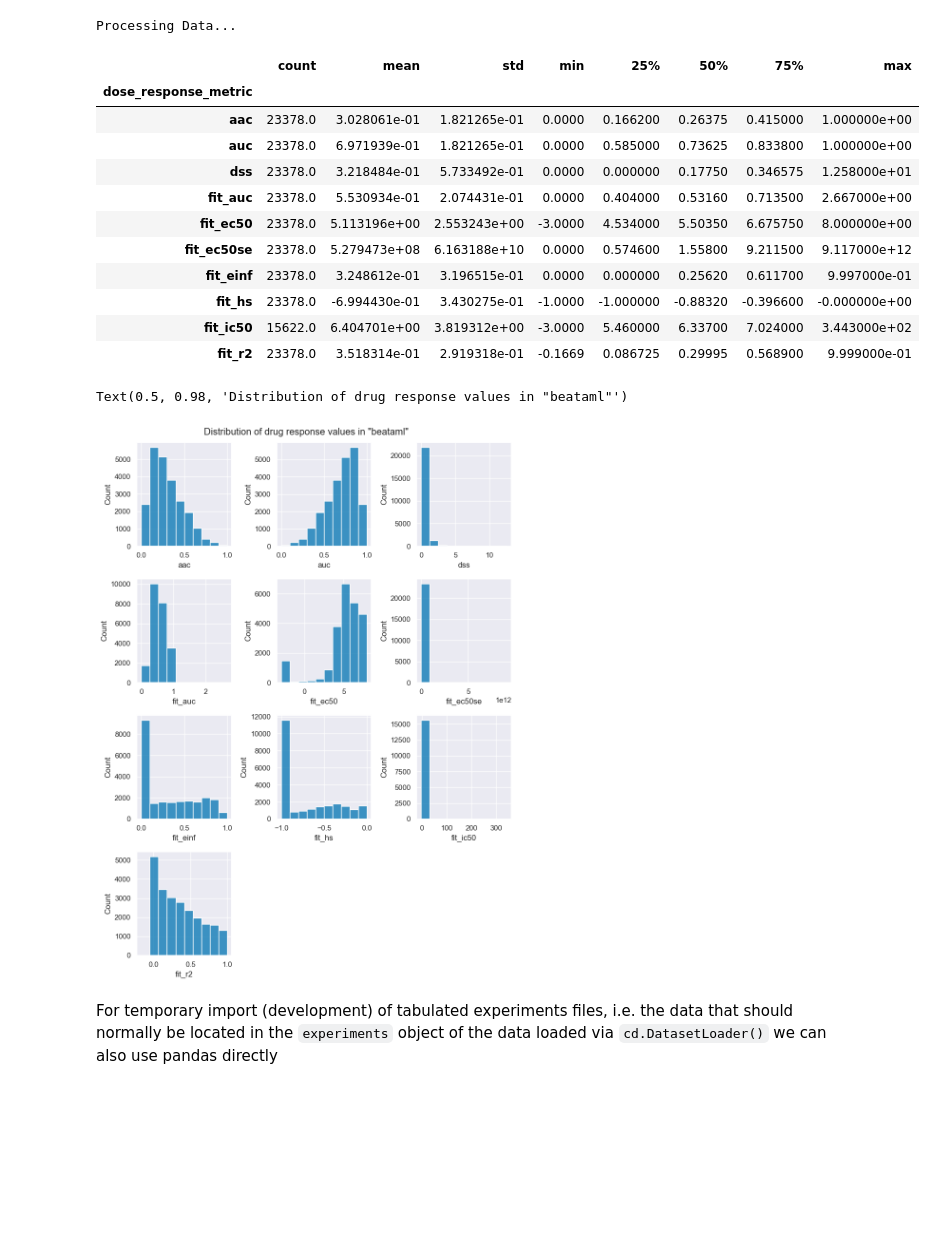
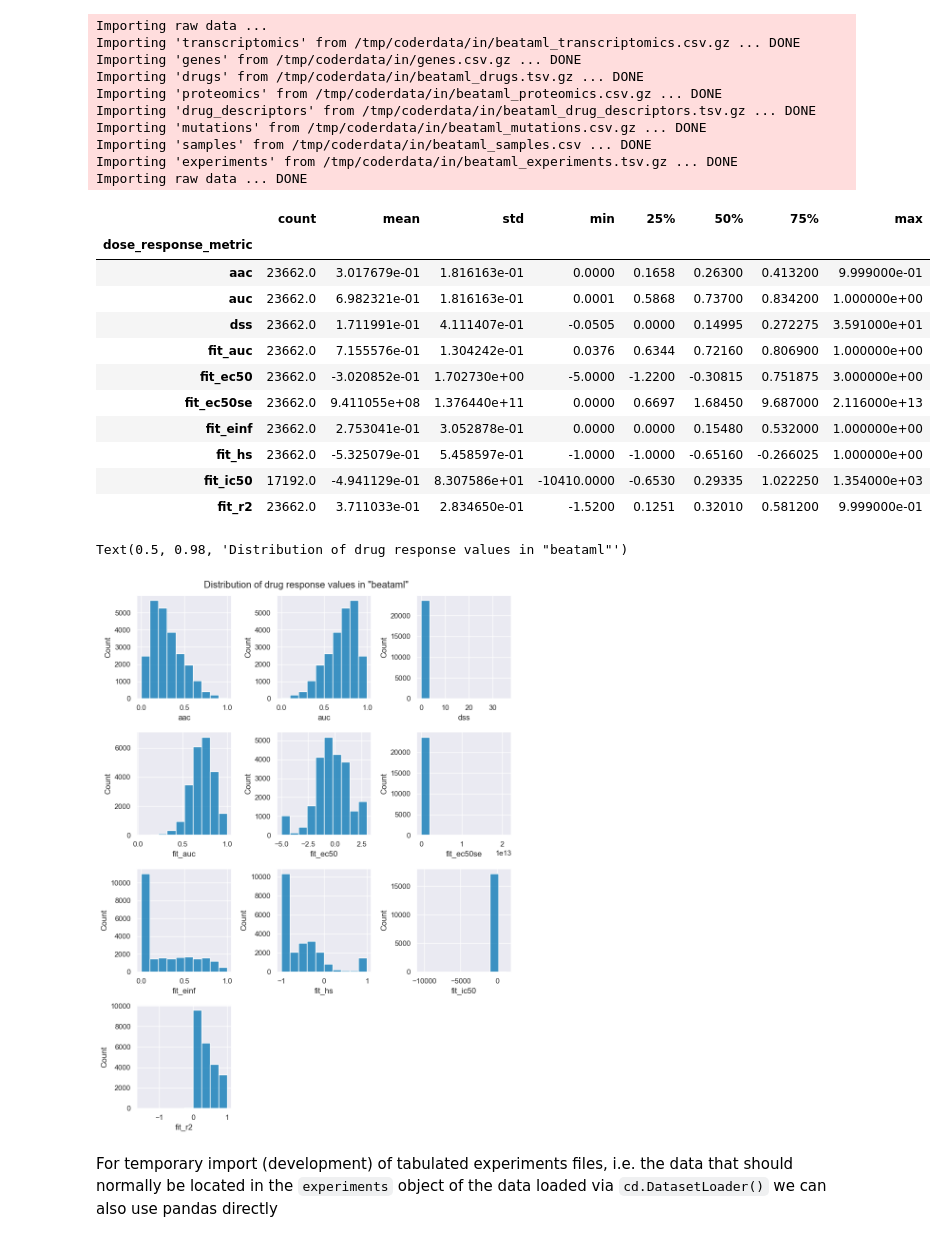
Before and after one commit to PNNL-CompBio/coderdata, a Jupyter notebook: notebooks/dataset_statistics.ipynb, the cells around one changed output. Drawn from its saved outputs; the diff is of its cells as text; code cells hidden in the pictures; blank space fills up the shorter version.

```diff
--- a/notebooks/dataset_statistics.ipynb
+++ b/notebooks/dataset_statistics.ipynb
@@ -18,4 +18,4 @@ import pandas as pd
 os.makedirs('/tmp/coderdata', exist_ok=True)
 os.chdir('/tmp/coderdata')
 # %%
-dataset_prefix = 'beataml'
+dataset_name = 'beataml'
@@ -24,21 +22,31 @@ dataset_prefix = 'beataml'
 # %%
-data = cd.DatasetLoader(dataset_prefix)
+
+data = cd.load(name=dataset_name,local_path='/tmp/coderdata/in')
 summary_stats = summarize_response_metric(data=data)
 summary_stats
 # %% [output]
-Processing Data...
+Importing raw data ...
+Importing 'transcriptomics' from /tmp/coderdata/in/beataml_transcriptomics.csv.gz ... DONE
+Importing 'genes' from /tmp/coderdata/in/genes.csv.gz ... DONE
+Importing 'drugs' from /tmp/coderdata/in/beataml_drugs.tsv.gz ... DONE
+Importing 'proteomics' from /tmp/coderdata/in/beataml_proteomics.csv.gz ... DONE
+Importing 'drug_descriptors' from /tmp/coderdata/in/beataml_drug_descriptors.tsv.gz ... DONE
+Importing 'mutations' from /tmp/coderdata/in/beataml_mutations.csv.gz ... DONE
+Importing 'samples' from /tmp/coderdata/in/beataml_samples.csv ... DONE
+Importing 'experiments' from /tmp/coderdata/in/beataml_experiments.tsv.gz ... DONE
+Importing raw data ... DONE
 |  | count | mean | std | min | 25% | 50% | 75% | max |
 | dose_response_metric |  |  |  |  |  |  |  |  |
-| aac | 23378.0 | 3.028061e-01 | 1.821265e-01 | 0.0000 | 0.166200 | 0.26375 | 0.415000 | 1.000000e+00 |
-| auc | 23378.0 | 6.971939e-01 | 1.821265e-01 | 0.0000 | 0.585000 | 0.73625 | 0.833800 | 1.000000e+00 |
-| dss | 23378.0 | 3.218484e-01 | 5.733492e-01 | 0.0000 | 0.000000 | 0.17750 | 0.346575 | 1.258000e+01 |
-| fit_auc | 23378.0 | 5.530934e-01 | 2.074431e-01 | 0.0000 | 0.404000 | 0.53160 | 0.713500 | 2.667000e+00 |
-| fit_ec50 | 23378.0 | 5.113196e+00 | 2.553243e+00 | -3.0000 | 4.534000 | 5.50350 | 6.675750 | 8.000000e+00 |
-| fit_ec50se | 23378.0 | 5.279473e+08 | 6.163188e+10 | 0.0000 | 0.574600 | 1.55800 | 9.211500 | 9.117000e+12 |
-| fit_einf | 23378.0 | 3.248612e-01 | 3.196515e-01 | 0.0000 | 0.000000 | 0.25620 | 0.611700 | 9.997000e-01 |
-| fit_hs | 23378.0 | -6.994430e-01 | 3.430275e-01 | -1.0000 | -1.000000 | -0.88320 | -0.396600 | -0.000000e+00 |
-| fit_ic50 | 15622.0 | 6.404701e+00 | 3.819312e+00 | -3.0000 | 5.460000 | 6.33700 | 7.024000 | 3.443000e+02 |
-| fit_r2 | 23378.0 | 3.518314e-01 | 2.919318e-01 | -0.1669 | 0.086725 | 0.29995 | 0.568900 | 9.999000e-01 |
+| aac | 23662.0 | 3.017679e-01 | 1.816163e-01 | 0.0000 | 0.1658 | 0.26300 | 0.413200 | 9.999000e-01 |
+| auc | 23662.0 | 6.982321e-01 | 1.816163e-01 | 0.0001 | 0.5868 | 0.73700 | 0.834200 | 1.000000e+00 |
+| dss | 23662.0 | 1.711991e-01 | 4.111407e-01 | -0.0505 | 0.0000 | 0.14995 | 0.272275 | 3.591000e+01 |
+| fit_auc | 23662.0 | 7.155576e-01 | 1.304242e-01 | 0.0376 | 0.6344 | 0.72160 | 0.806900 | 1.000000e+00 |
+| fit_ec50 | 23662.0 | -3.020852e-01 | 1.702730e+00 | -5.0000 | -1.2200 | -0.30815 | 0.751875 | 3.000000e+00 |
+| fit_ec50se | 23662.0 | 9.411055e+08 | 1.376440e+11 | 0.0000 | 0.6697 | 1.68450 | 9.687000 | 2.116000e+13 |
+| fit_einf | 23662.0 | 2.753041e-01 | 3.052878e-01 | 0.0000 | 0.0000 | 0.15480 | 0.532000 | 1.000000e+00 |
+| fit_hs | 23662.0 | -5.325079e-01 | 5.458597e-01 | -1.0000 | -1.0000 | -0.65160 | -0.266025 | 1.000000e+00 |
+| fit_ic50 | 17192.0 | -4.941129e-01 | 8.307586e+01 | -10410.0000 | -0.6530 | 0.29335 | 1.022250 | 1.354000e+03 |
+| fit_r2 | 23662.0 | 3.711033e-01 | 2.834650e-01 | -1.5200 | 0.1251 | 0.32010 | 0.581200 | 9.999000e-01 |
 # %%
 metrics = summary_stats.index.values
 # %%
@@ -57,13 +65,13 @@ for i in range(0, nrow):
         k += 1
 
 fig.set_layout_engine('tight')
-fig.suptitle(f'Distribution of drug response values in "{dataset_prefix}"')
+fig.suptitle(f'Distribution of drug response values in "{dataset_name}"')
 
 # uncomment next line to save plot
 # fig.savefig(f'{dataset_prefix}.png')
 # %% [output]
 Text(0.5, 0.98, 'Distribution of drug response values in "beataml"')
-[figure, old version]
+[figure, new version]
 # %% [markdown]
 For temporary import (development) of tabulated experiments files, i.e. the data that should normally be located in the `experiments` object of the data loaded via `cd.DatasetLoader()` we can also use pandas directly
 # %%
```
Also changed, not shown: parts of 5 cells of this notebook, 1 other file.
